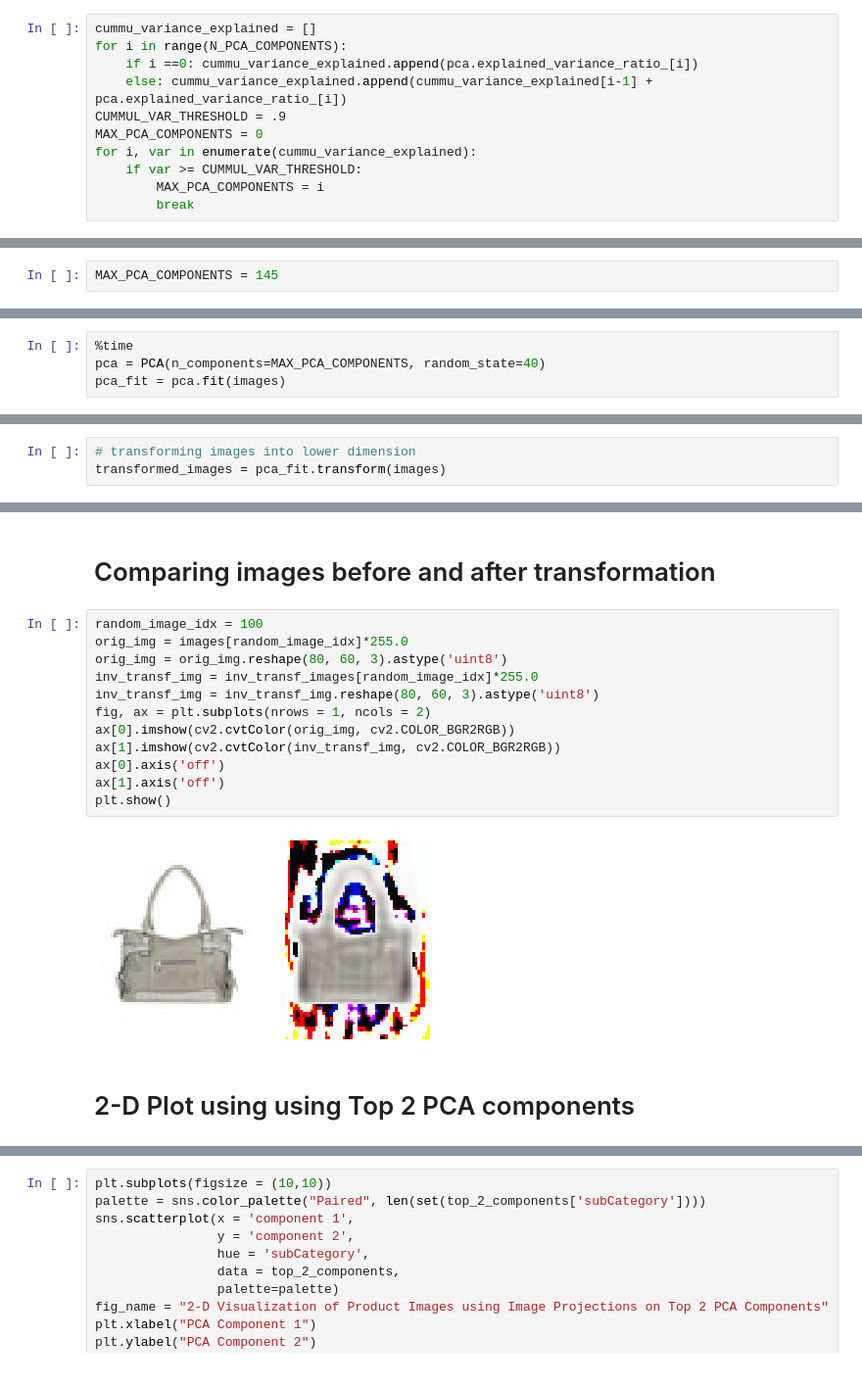
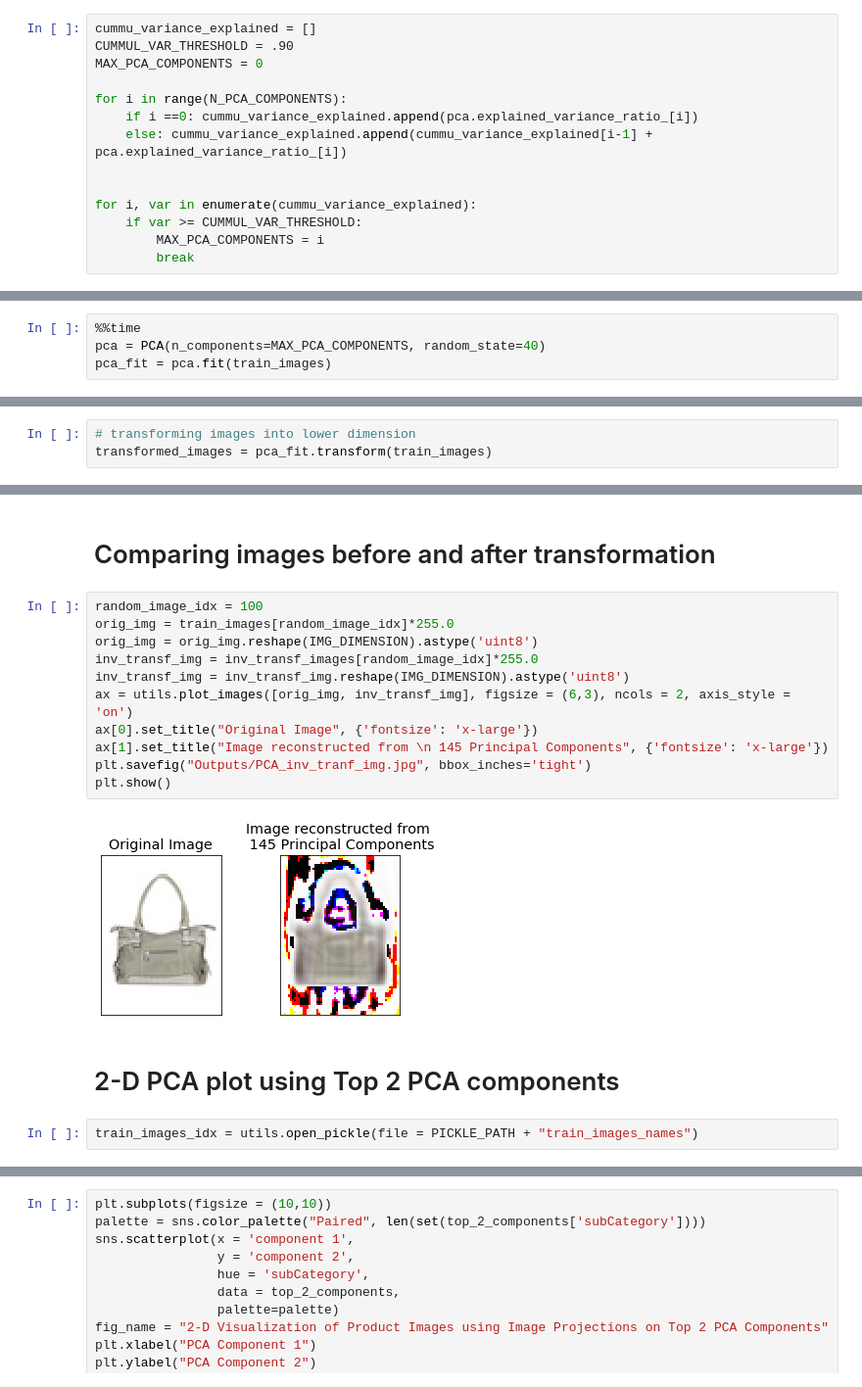
Before and after one commit to smitkiri/fashion-product-recommendation, a Jupyter notebook: PCA.ipynb, the cells around one changed output, grey strips where cells are left out. Shown at 98% size. Saved outputs shown, nothing was run; the diff lists cells and outputs as text.

```diff
--- a/PCA.ipynb
+++ b/PCA.ipynb
@@ -45,11 +53,14 @@ print("Total variance (out of 1) captured by",
 Total variance (out of 1) captured by 1000 components = 0.98
 # %%
 cummu_variance_explained = []
+CUMMUL_VAR_THRESHOLD = .90
+MAX_PCA_COMPONENTS = 0
+
 for i in range(N_PCA_COMPONENTS):
     if i ==0: cummu_variance_explained.append(pca.explained_variance_ratio_[i])
     else: cummu_variance_explained.append(cummu_variance_explained[i-1] + pca.explained_variance_ratio_[i])
-CUMMUL_VAR_THRESHOLD = .9
-MAX_PCA_COMPONENTS = 0
+
+
 for i, var in enumerate(cummu_variance_explained):
     if var >= CUMMUL_VAR_THRESHOLD:
         MAX_PCA_COMPONENTS = i
@@ -76,2 +84,0 @@ We will consider first 145 components to tranform images
-# %%
-MAX_PCA_COMPONENTS = 145
@@ -78,5 +89,5 @@ MAX_PCA_COMPONENTS = 145
 # %%
-%time
+%%time
 pca = PCA(n_components=MAX_PCA_COMPONENTS, random_state=40)
-pca_fit = pca.fit(images)
+pca_fit = pca.fit(train_images)
 # %% [output]
@@ -84,3 +95,3 @@ Wall time: 0 ns
 # %%
 # transforming images into lower dimension
-transformed_images = pca_fit.transform(images)
+transformed_images = pca_fit.transform(train_images)
@@ -99,20 +110,21 @@ inv_transf_images.shape
 # Comparing images before and after transformation
 # %%
 random_image_idx = 100
-orig_img = images[random_image_idx]*255.0
-orig_img = orig_img.reshape(80, 60, 3).astype('uint8')
+orig_img = train_images[random_image_idx]*255.0
+orig_img = orig_img.reshape(IMG_DIMENSION).astype('uint8')
 inv_transf_img = inv_transf_images[random_image_idx]*255.0
-inv_transf_img = inv_transf_img.reshape(80, 60, 3).astype('uint8')
-fig, ax = plt.subplots(nrows = 1, ncols = 2)
-ax[0].imshow(cv2.cvtColor(orig_img, cv2.COLOR_BGR2RGB))
-ax[1].imshow(cv2.cvtColor(inv_transf_img, cv2.COLOR_BGR2RGB))
-ax[0].axis('off')
-ax[1].axis('off')
+inv_transf_img = inv_transf_img.reshape(IMG_DIMENSION).astype('uint8')
+ax = utils.plot_images([orig_img, inv_transf_img], figsize = (6,3), ncols = 2, axis_style = 'on')
+ax[0].set_title("Original Image", {'fontsize': 'x-large'})
+ax[1].set_title("Image reconstructed from \n 145 Principal Components", {'fontsize': 'x-large'})
+plt.savefig("Outputs/PCA_inv_tranf_img.jpg", bbox_inches='tight')
 plt.show()
 # %% [output]
-[figure, old version]
+[figure, new version]
 # %% [markdown]
-# 2-D Plot using using Top 2 PCA components
+# 2-D PCA plot using Top 2 PCA components
+# %%
+train_images_idx = utils.open_pickle(file = PICKLE_PATH + "train_images_names")
 # %%
 top_2_components = pd.DataFrame({'component 1': transformed_images[:,0],
                                  'component 2': transformed_images[:,1]})
```
Also changed, not shown: parts of 25 cells of this notebook, 16 other files.
